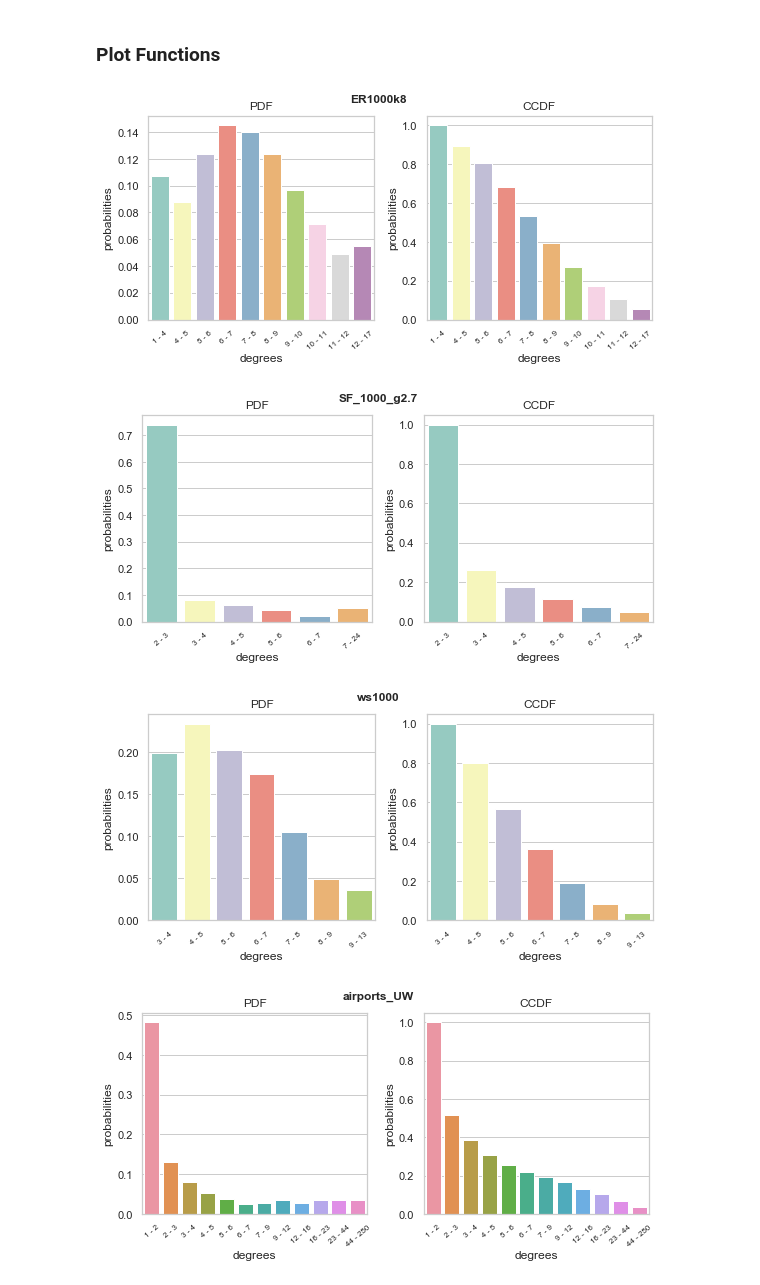
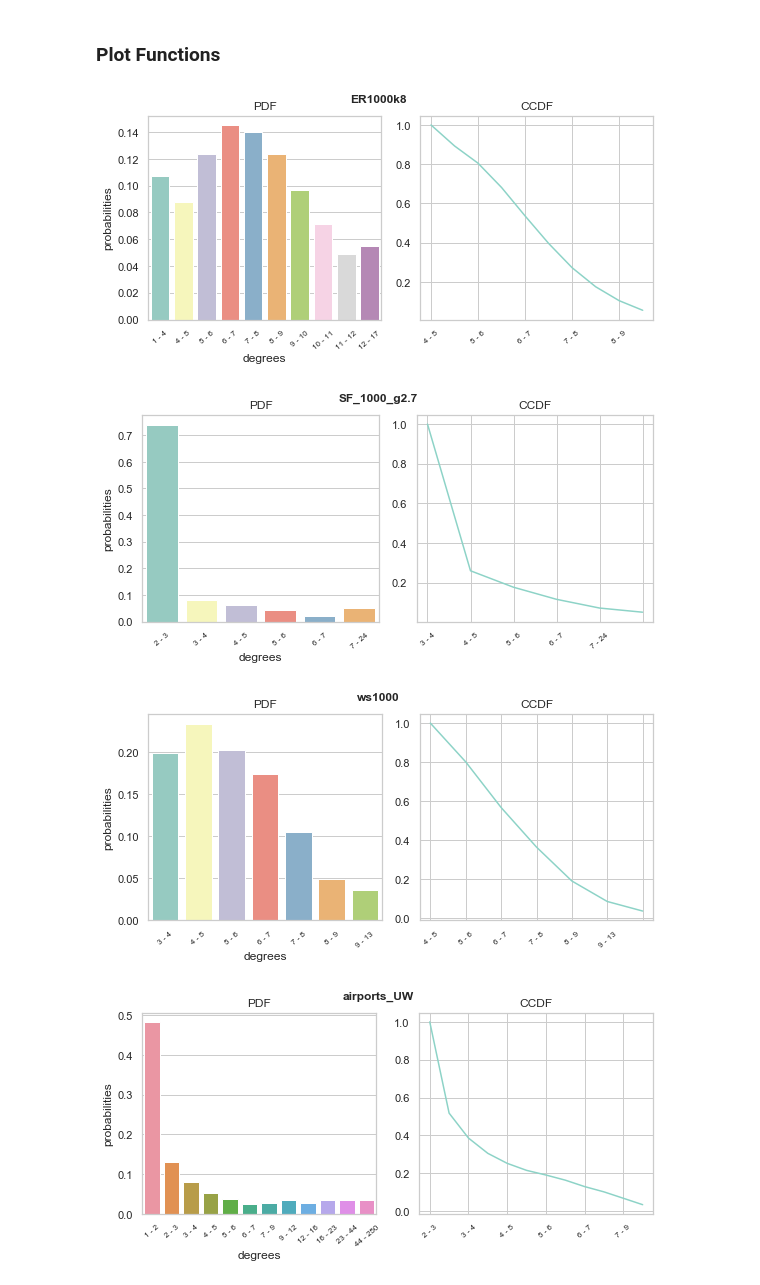
Before and after one commit to LouGalata/ComplexNetworks, a Jupyter notebook: cn_structural_descriptors/lab1.ipynb, the cells around one changed output. Drawn from its saved outputs; the diff is of its cells as text; code cells hidden in the pictures.

Commit message:
Change ccdf plot

```diff
--- a/cn_structural_descriptors/lab1.ipynb
+++ b/cn_structural_descriptors/lab1.ipynb
@@ -218,36 +218,41 @@ def change_width(ax, new_value) :
         # we change the bar width
         patch.set_width(new_value)
 
         # we recenter the bar
         patch.set_x(patch.get_x() + diff*0.9 )
 
 
 sns.set()
 np.random.seed(0)
 sns.set(style="whitegrid")
 sns.set_palette("Set3", 10)
 
 
 # Divide the figure into a 2x1 grid, and give me the second section
 
 
 for i in range(len(paths)):
     fig, axes = plt.subplots(1, 2, figsize=(8, 4))
     filename = os.path.basename(paths[i])[:-4]
     fig.suptitle(filename, fontsize=12, fontweight='bold')
     power_law, cum_power_law = final_results[filename]
     change_width(axes[0], 1.0)
     change_width(axes[1], 1.0)
     sns.barplot(x="degrees", y="probabilities", data=power_law, ax=axes[0]).set_title('PDF')
-    sns.barplot(x="degrees", y="probabilities", data=cum_power_law, ax=axes[1]).set_title('CCDF')
+    x = list(cum_power_law['probabilities'].values)
+    y = list(cum_power_law['degrees'].values)
+#     sns.barplot(x="degrees", y="probabilities", data=cum_power_law, ax=axes[1]).set_title('CCDF')
+    axes[1].plot(x)
+    axes[1].set_title('CCDF')
     axes[0].set_xticklabels(axes[0].get_xticklabels(), rotation=40, ha="center", fontsize=8)
-    axes[1].set_xticklabels(axes[1].get_xticklabels(), rotation=40, ha="center", fontsize=8)
+    axes[1].set_xticklabels(y, rotation=40, ha="center", fontsize=8)
+
 
     fig.tight_layout()
     path = os.path.join('images', filename + '.png')
     plt.savefig(path)
 # %% [output]
-[figure, old version]
+[figure, new version]
-[figure, old version]
+[figure, new version]
-[figure, old version]
+[figure, new version]
-[figure, old version]
+[figure, new version]
```
Also changed, not shown: 4 other files.
